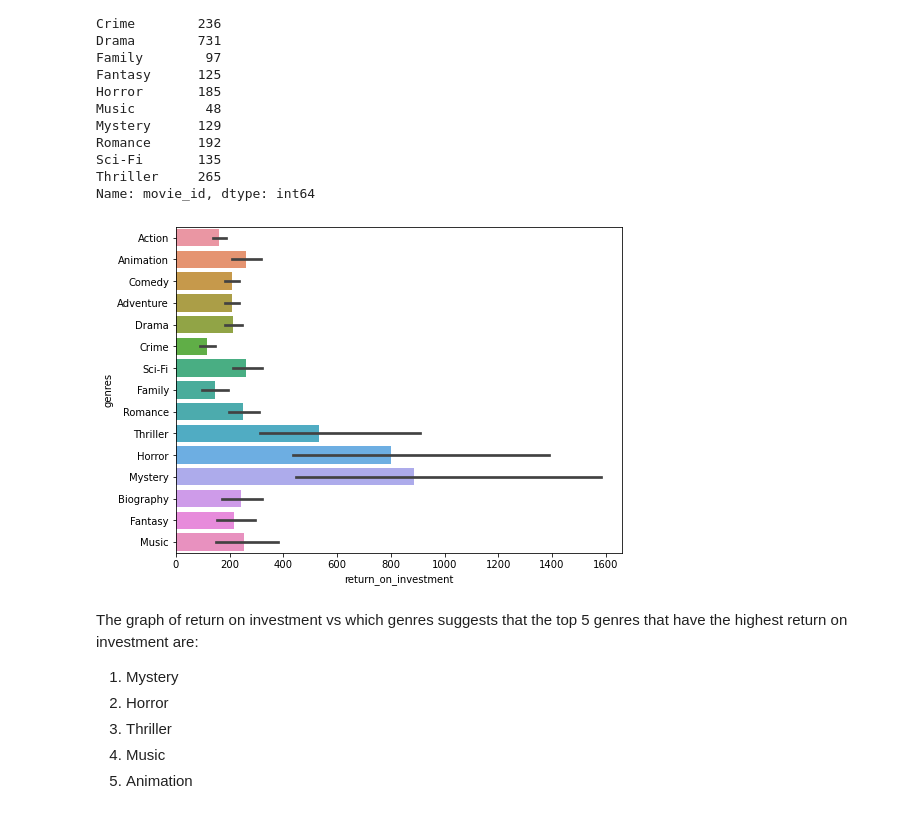
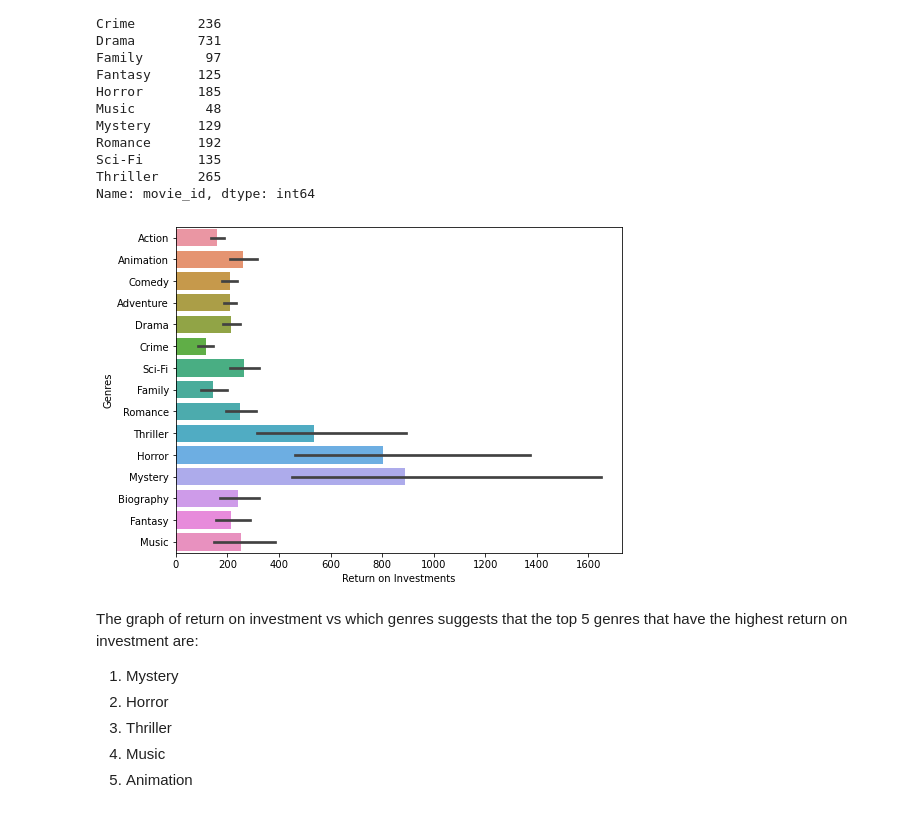
Before and after one commit to kafura0/Microsoft1_Film_Studio_Analysis, a Jupyter notebook: index.ipynb, the cells around one changed output. Saved outputs shown, nothing was run; the diff lists cells and outputs as text; code cells hidden in the pictures.

```diff
--- a/index.ipynb
+++ b/index.ipynb
@@ -880,11 +922,13 @@ Name: movie_id, dtype: int64
 # %%
 # data visualization
 fig, ax1 = plt.subplots(figsize=(8, 6))
 sns.barplot(data = genre_movie_info_df, x ='return_on_investment', y='genres', ax=ax1);
 
+ax1.set(xlabel='Return on Investments', ylabel='Genres')
+
 fig.savefig("return_on_investment_vs_genres.png")
 # %% [output]
-[figure, old version]
+[figure, new version]
 # %% [markdown]
 The graph of return on investment vs which genres suggests that the top 5 genres that have the highest return on investment are:
 1. Mystery
```
Also changed, not shown: parts of 34 cells of this notebook, 4 other files.
